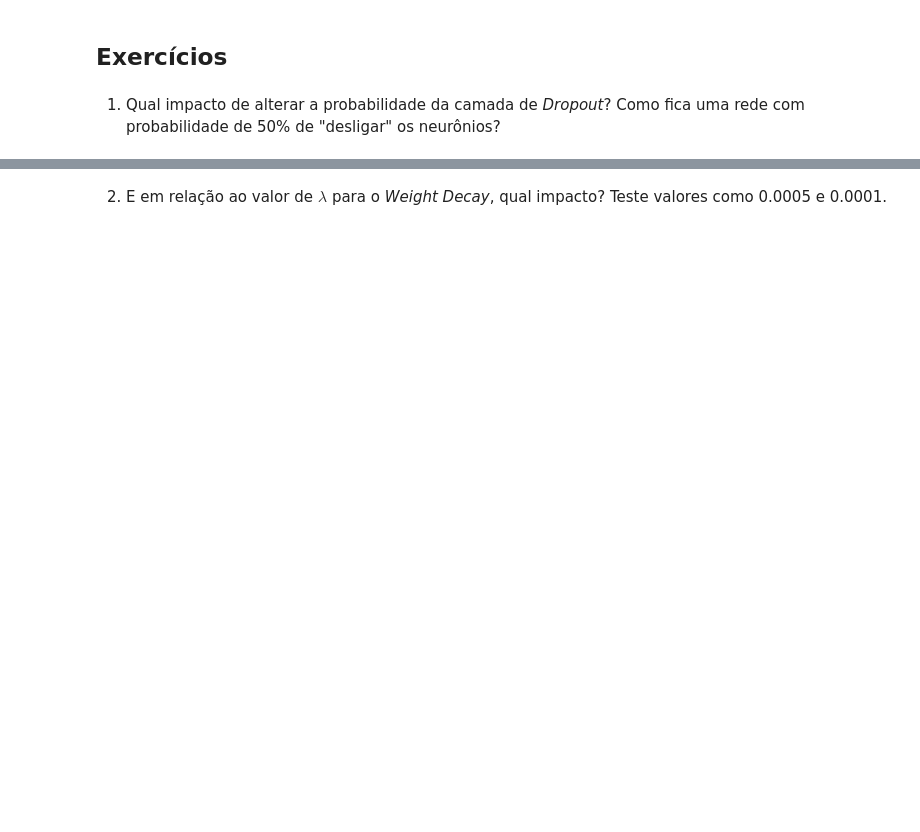
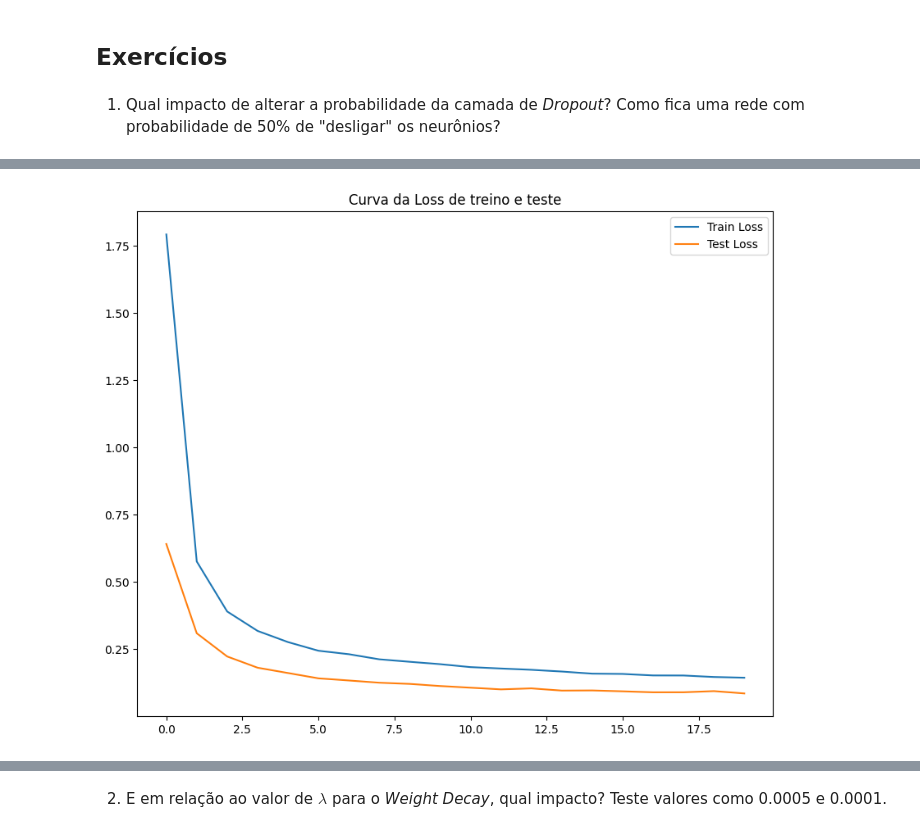
Before and after one commit to paduathiago/deep_learning, a Jupyter notebook: 04_Regularizadores_e_ViesVariancia.ipynb, the cells around one changed output, grey strips where cells are left out. Cells and saved outputs as stored; diff of their text form; code cells hidden in the pictures; blank space fills up the shorter version.

```diff
--- a/04_Regularizadores_e_ViesVariancia.ipynb
+++ b/04_Regularizadores_e_ViesVariancia.ipynb
@@ -511,3 +470,24 @@ Epoch 20 => train loss: 0.0245, train acc: 0.9938, test loss: 0.0725, test acc:
 ## Exercícios
 # %% [markdown]
 1. Qual impacto de alterar a probabilidade da camada de *Dropout*?  Como fica uma rede com probabilidade de 50% de "desligar" os neurônios?
+# %%
+weight_decay = 0.0001
+
+# Rede simples somente com camadas densamente conectadas e função de ativação ReLU entre elas
+# Além de weight decay, modifique a rede anterior adicionando camadas de dropout entre camadas Linear e ReLU
+model = nn.Sequential(
+    nn.Flatten(),                      # camada para realizar um flatten da imagem de entrada
+    nn.Linear(784, 128),
+    nn.Dropout(0.5),
+    nn.ReLU(),
+    nn.Linear(128, 128),
+    nn.Dropout(0.5),
+    nn.ReLU(),
+    nn.Linear(128, 10)                 # camada densamente conectada para classificação
+)
+
+model.apply(weights_init) # inicializando os pesos da nossa rede através da função auxiliar
+model.to(device) # diz para a rede que ela deve ser treinada na GPU
+
+check_model_performance(model, train_loader, test_loader, lr, num_epochs, batch_size, weight_decay)
+# %% [output]
@@ -513,0 +511 @@ Epoch 20 => train loss: 0.0245, train acc: 0.9938, test loss: 0.0725, test acc:
+[figure, added]
```
Also changed, not shown: parts of 17 cells of this notebook.
